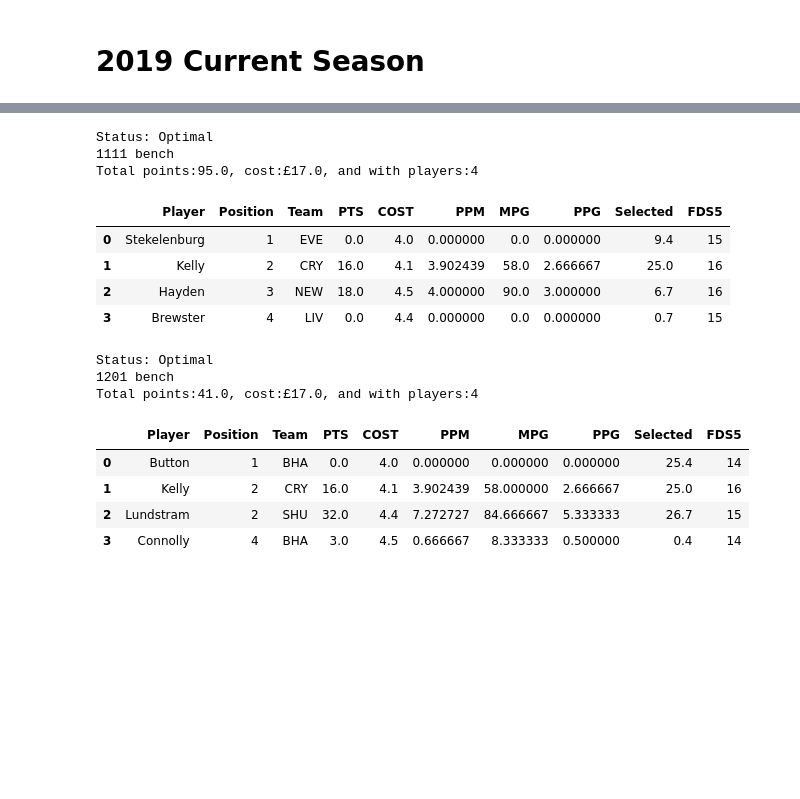
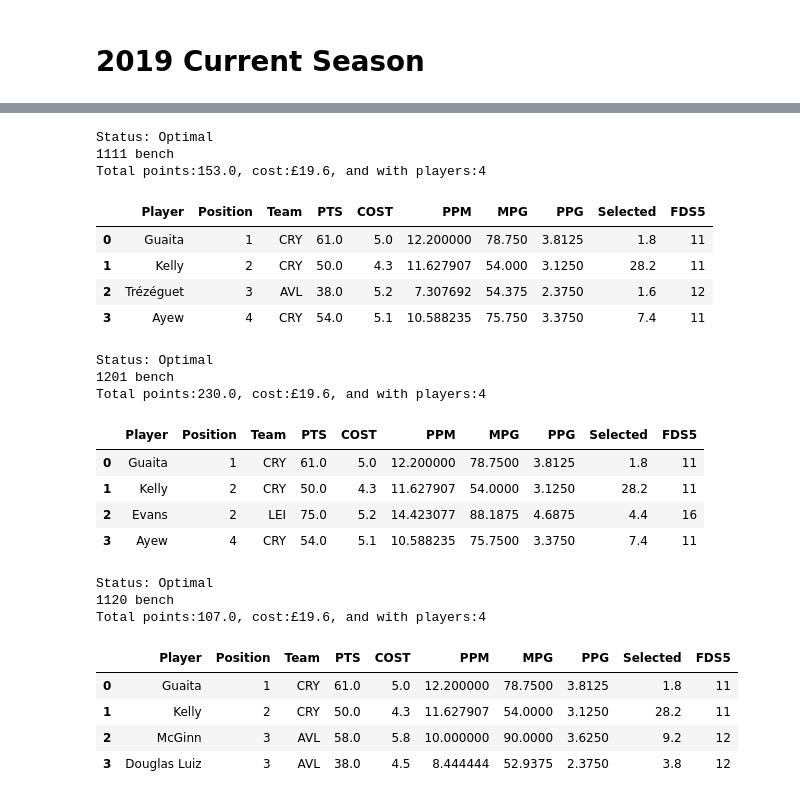
Before and after one commit to linkmic/fantasy, a Jupyter notebook: FPL Data 2019.ipynb, the cells around one changed output, grey strips where cells are left out. Saved outputs shown, nothing was run; the diff lists cells and outputs as text; code cells hidden in the pictures; blank space fills up the shorter version.

```diff
--- a/FPL Data 2019.ipynb
+++ b/FPL Data 2019.ipynb
@@ -567,7 +567,7 @@ Total points:183.0, cost:£17.0, and with players:4
 # %% [markdown]
 # 2019 Current Season
 # %%
-gw = 7
+gw = 17
 last = gw - 1
 
 # reload players from local storage
@@ -580,5 +580,6 @@ mins_cols = [str(i) + ' mins' for i in range(1,gw)]
 
 # next 5 fixture difficulties
 fds5_cols = [str(i) + ' fds' for i in range(0,5)]
+ppg5_cols = [str(i) + ' pts' for i in range(gw-6,gw)]
 
 val_col = str(last) + 'val'
@@ -608,13 +590,17 @@ df['COST'] = df['Cost']/10
 df['PTS'] = df[pts_cols].sum(axis=1)
 df['MINS'] = df[mins_cols].sum(axis=1)
 df['FDS5'] = df[fds5_cols].sum(axis=1)
+df['PPG5'] = df[ppg5_cols].sum(axis=1)
 
 # compute points/game 2019/20, minutes/game 2019/20, points/million 2019/20
 df['PPG'] = df['PTS']/last
+df['PPG5'] = df['PPG5']/5
 df['MPG'] = df['MINS']/last
 df['PPM'] = df['PTS']/df['COST']
-df['ADJPPG5'] = df['PPG']/df['FDS5']*100
 
-summary_cols = ['Player', 'Position', 'COST', 'Status', 'Team', 'Selected', 'PTS', 'MINS', 'PPG', 'MPG', 'PPM', 'FDS5', 'ADJPPG5' ]
+# this is a fiddle to fix
+df['ADJPPG5'] = df['PPG']/df['FDS5']*18
+
+summary_cols = ['Player', 'Position', 'COST', 'Status', 'Team', 'Selected', 'PTS', 'MINS', 'PPG', 'PPG5', 'MPG', 'PPM', 'FDS5', 'ADJPPG5' ]
 df[summary_cols].sort_values('ADJPPG5', ascending=False).head(10)
 # %% [output]
@@ -655,6 +668,7 @@ def build_lp_vars_curr(dfo):
     lp_vars['ppg'] = {str(i): int(dfo.loc[i]['PPG']) for i in dfo.index.tolist() }
     lp_vars['fds5'] = {str(i): int(dfo.loc[i]['FDS5']) for i in dfo.index.tolist() }
     lp_vars['adjppg5'] = {str(i): int(dfo.loc[i]['ADJPPG5']) for i in dfo.index.tolist() }
+    lp_vars['ppg5'] = {str(i): int(dfo.loc[i]['PPG5']) for i in dfo.index.tolist() }
 
     lp_vars['gk'] = {str(i): 1 if str(dfo.loc[i]['Position']) == '1' else 0 for i in dfo.index.tolist()}
     lp_vars['defe'] = {str(i): 1 if str(dfo.loc[i]['Position']) == '2' else 0 for i in dfo.index.tolist()}
@@ -801,35 +818,52 @@ Total points:418.0, cost:£83.0, and with players:11
 # %%
 # Typical bench
-prob = build_lp_team(n_gk = 1, n_defe = 1, n_mid = 1, n_fwd = 1, tot_players = 4, tot_cost = 170, tgt = LP_VAR_CURR['adjppg5'], lp_vars = LP_VAR_CURR)
+prob = build_lp_team(n_gk = 1, n_defe = 1, n_mid = 1, n_fwd = 1, tot_players = 4, tot_cost = 196, tgt = LP_VAR_CURR['adjppg5'], lp_vars = LP_VAR_CURR)
 status = prob.solve()
 print("\n")
 print("Status:", LpStatus[prob.status])
 print("1111 bench")
 iv1111 = print_summary_xi(df_optimise_curr, prob)
 display(iv1111[cols].sort_values(['Position']).reset_index(drop=True))
 
 # Typical bench
-prob = build_lp_team(n_gk = 1, n_defe = 2, n_mid = 0, n_fwd = 1, tot_players = 4, tot_cost = 170, tgt = LP_VAR_CURR['adjppg5'], lp_vars = LP_VAR_CURR)
+prob = build_lp_team(n_gk = 1, n_defe = 2, n_mid = 0, n_fwd = 1, tot_players = 4, tot_cost = 196, tgt = LP_VAR_CURR['adjppg5'], lp_vars = LP_VAR_CURR)
 status = prob.solve()
 print("\n")
 print("Status:", LpStatus[prob.status])
 print("1201 bench")
 iv1201 = print_summary_xi(df_optimise_curr, prob)
 display(iv1201[cols].sort_values(['Position']).reset_index(drop=True))
+
+# Typical bench
+prob = build_lp_team(n_gk = 1, n_defe = 1, n_mid = 2, n_fwd = 0, tot_players = 4, tot_cost = 196, tgt = LP_VAR_CURR['adjppg5'], lp_vars = LP_VAR_CURR)
+status = prob.solve()
+print("\n")
+print("Status:", LpStatus[prob.status])
+print("1120 bench")
+iv1120 = print_summary_xi(df_optimise_curr, prob)
+display(iv1120[cols].sort_values(['Position']).reset_index(drop=True))
 # %% [output]
 Status: Optimal
 1111 bench
-Total points:95.0, cost:£17.0, and with players:4
+Total points:153.0, cost:£19.6, and with players:4
 |  | Player | Position | Team | PTS | COST | PPM | MPG | PPG | Selected | FDS5 |
-| 0 | Stekelenburg | 1 | EVE | 0.0 | 4.0 | 0.000000 | 0.0 | 0.000000 | 9.4 | 15 |
-| 1 | Kelly | 2 | CRY | 16.0 | 4.1 | 3.902439 | 58.0 | 2.666667 | 25.0 | 16 |
-| 2 | Hayden | 3 | NEW | 18.0 | 4.5 | 4.000000 | 90.0 | 3.000000 | 6.7 | 16 |
-| 3 | Brewster | 4 | LIV | 0.0 | 4.4 | 0.000000 | 0.0 | 0.000000 | 0.7 | 15 |
+| 0 | Guaita | 1 | CRY | 61.0 | 5.0 | 12.200000 | 78.750 | 3.8125 | 1.8 | 11 |
+| 1 | Kelly | 2 | CRY | 50.0 | 4.3 | 11.627907 | 54.000 | 3.1250 | 28.2 | 11 |
+| 2 | Trézéguet | 3 | AVL | 38.0 | 5.2 | 7.307692 | 54.375 | 2.3750 | 1.6 | 12 |
+| 3 | Ayew | 4 | CRY | 54.0 | 5.1 | 10.588235 | 75.750 | 3.3750 | 7.4 | 11 |
 Status: Optimal
 1201 bench
-Total points:41.0, cost:£17.0, and with players:4
+Total points:230.0, cost:£19.6, and with players:4
 |  | Player | Position | Team | PTS | COST | PPM | MPG | PPG | Selected | FDS5 |
-| 0 | Button | 1 | BHA | 0.0 | 4.0 | 0.000000 | 0.000000 | 0.000000 | 25.4 | 14 |
-| 1 | Kelly | 2 | CRY | 16.0 | 4.1 | 3.902439 | 58.000000 | 2.666667 | 25.0 | 16 |
-| 2 | Lundstram | 2 | SHU | 32.0 | 4.4 | 7.272727 | 84.666667 | 5.333333 | 26.7 | 15 |
-| 3 | Connolly | 4 | BHA | 3.0 | 4.5 | 0.666667 | 8.333333 | 0.500000 | 0.4 | 14 |
+| 0 | Guaita | 1 | CRY | 61.0 | 5.0 | 12.200000 | 78.7500 | 3.8125 | 1.8 | 11 |
+| 1 | Kelly | 2 | CRY | 50.0 | 4.3 | 11.627907 | 54.0000 | 3.1250 | 28.2 | 11 |
+| 2 | Evans | 2 | LEI | 75.0 | 5.2 | 14.423077 | 88.1875 | 4.6875 | 4.4 | 16 |
+| 3 | Ayew | 4 | CRY | 54.0 | 5.1 | 10.588235 | 75.7500 | 3.3750 | 7.4 | 11 |
+Status: Optimal
+1120 bench
+Total points:107.0, cost:£19.6, and with players:4
+|  | Player | Position | Team | PTS | COST | PPM | MPG | PPG | Selected | FDS5 |
+| 0 | Guaita | 1 | CRY | 61.0 | 5.0 | 12.200000 | 78.7500 | 3.8125 | 1.8 | 11 |
+| 1 | Kelly | 2 | CRY | 50.0 | 4.3 | 11.627907 | 54.0000 | 3.1250 | 28.2 | 11 |
+| 2 | McGinn | 3 | AVL | 58.0 | 5.8 | 10.000000 | 90.0000 | 3.6250 | 9.2 | 12 |
+| 3 | Douglas Luiz | 3 | AVL | 38.0 | 4.5 | 8.444444 | 52.9375 | 2.3750 | 3.8 | 12 |
```
Also changed, not shown: parts of 20 cells of this notebook, 4 other files.
